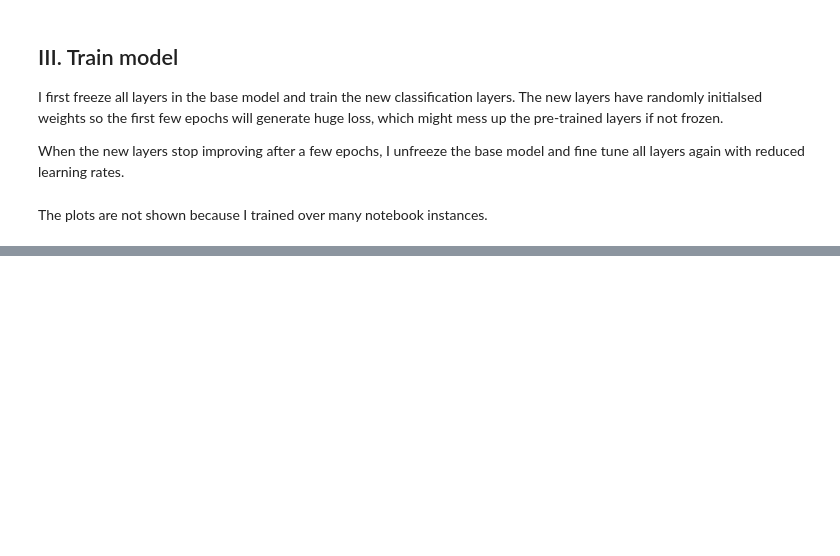
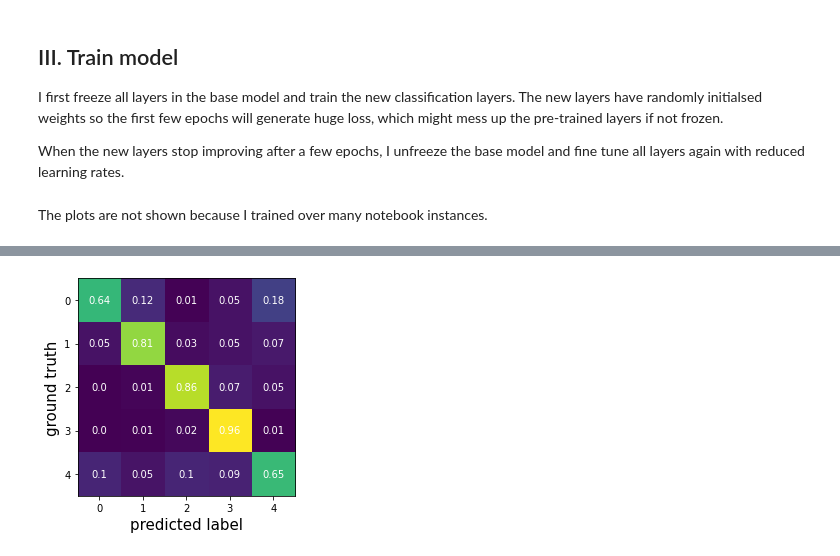
Before and after one commit to fudw/cassava-diseases-classification, a Jupyter notebook: cassava-diseases-classification-tf.ipynb, the cells around one changed output, grey strips where cells are left out. Cells and saved outputs as stored; diff of their text form; code cells hidden in the pictures; blank space fills up the shorter version.

```diff
--- a/cassava-diseases-classification-tf.ipynb
+++ b/cassava-diseases-classification-tf.ipynb
@@ -423,0 +430,4 @@ val_y = np.argmax(val_predict, axis=1)
+# %%
+val_pred_df = val_images_df.copy()
+val_pred_df['predictions'] = pd.Series(val_y, index = val_pred_df.index)
+val_pred_df.head()
@@ -424 +441,20 @@ val_y = np.argmax(val_predict, axis=1)
+# %%
+# generate confusion matrix with sklearn and plot as a heatmap
+from sklearn.metrics import classification_report, confusion_matrix
+
+val_confusion_matrix = confusion_matrix(val_images_df.label.values, val_y)
+class_counts = val_pred_df.label.value_counts().sort_index().to_numpy().reshape(5,1)
+val_accuracy_matrix = val_confusion_matrix/class_counts
+
+fig, ax = plt.subplots()
+im = ax.imshow(val_accuracy_matrix, cmap="viridis")
+ax.set_xlabel('predicted label', fontsize = 15)
+ax.set_ylabel('ground truth', fontsize = 15)
+
+for i in range(5):
+    for j in range(5):
+        text = ax.text(j, i, round(val_accuracy_matrix[i, j], 2),
+                       ha="center", va="center", color="w")
+# %% [output]
+[figure, added]
 # %%
```
Also changed, not shown: parts of 24 cells of this notebook.
